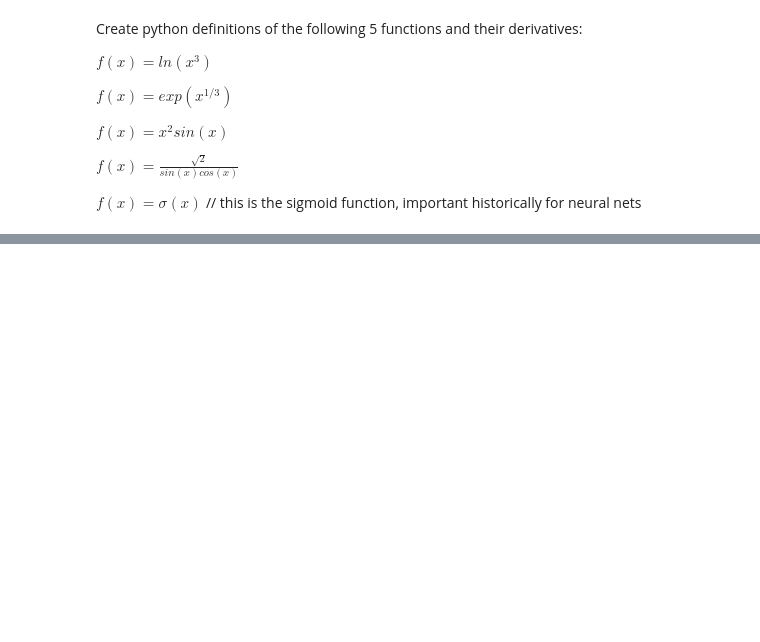
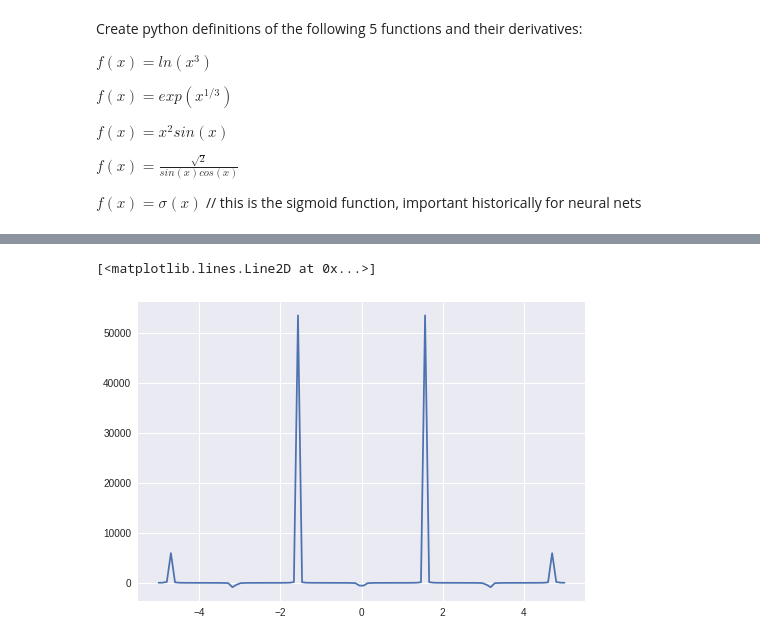
Before and after one commit to neuroleptic/Machine-Learning, a Jupyter notebook: Function_Optimization.ipynb, the cells around one changed output, grey strips where cells are left out. Saved outputs shown, nothing was run; the diff lists cells and outputs as text; code cells hidden in the pictures; blank space fills up the shorter version.

```diff
--- a/Function_Optimization.ipynb
+++ b/Function_Optimization.ipynb
@@ -44,19 +44,14 @@ def d_f3(x):
 def f4(x):
   return np.sqrt(2) / (np.sin(x) * np.cos(x))
 
-x = np.linspace(1,50,100)
-plt.plot(x,np.vectorize(f1)(x))
-plt.show()
-plt.plot(x,np.vectorize(d_f1)(x))
-plt.show()
-plt.plot(x,np.vectorize(f2)(x))
-plt.show()
-plt.plot(x,np.vectorize(d_f2)(x))
-plt.show()
-plt.plot(x,np.vectorize(f3)(x))
-plt.show()
-plt.plot(x,np.vectorize(d_f3)(x))
-plt.show()
-x = np.linspace(-5,5,100)
+# derivative of sqrt(2) / (sin(x) * cos(x))
+def d_f4(x):
+  return np.sqrt(2) * (( 1 / ((np.cos(x))**2)) - (1 / ((np.sin(x))**2)))
 
-plt.plot(x,np.vectorize(f4)(x))
+# sigmoid, which is 1 / (1 + exp(-x))
+def f5(x):
+  return 1 / (1 + np.exp(-x))
+
+# derivative of sigmoid
+def d_f5(x):
+  return np.exp(-x) / ((1 + np.exp(-x))**2)
@@ -71,0 +95,5 @@ plt.plot(x,np.vectorize(f4)(x))
+# %%
+plt.plot(x,np.vectorize(d_f4)(x))
+# %% [output]
+[<matplotlib.lines.Line2D at 0x...>]
+[figure, added]
```
Also changed, not shown: parts of 10 cells of this notebook.
